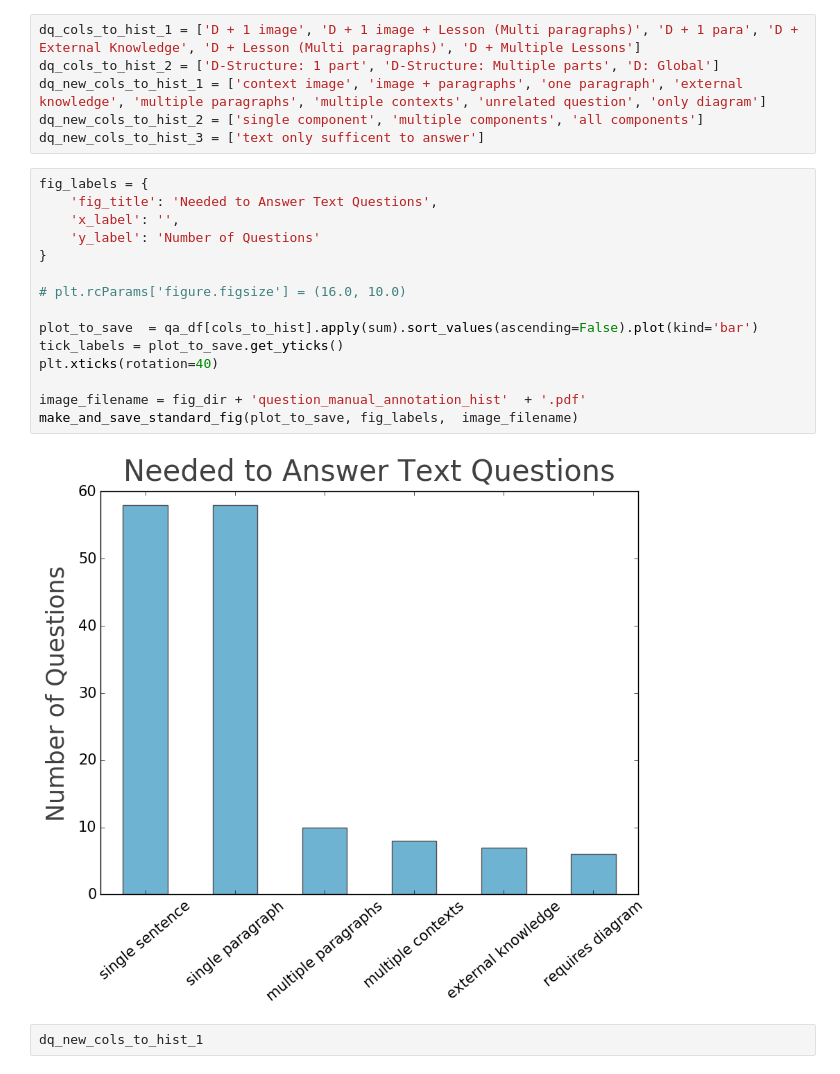
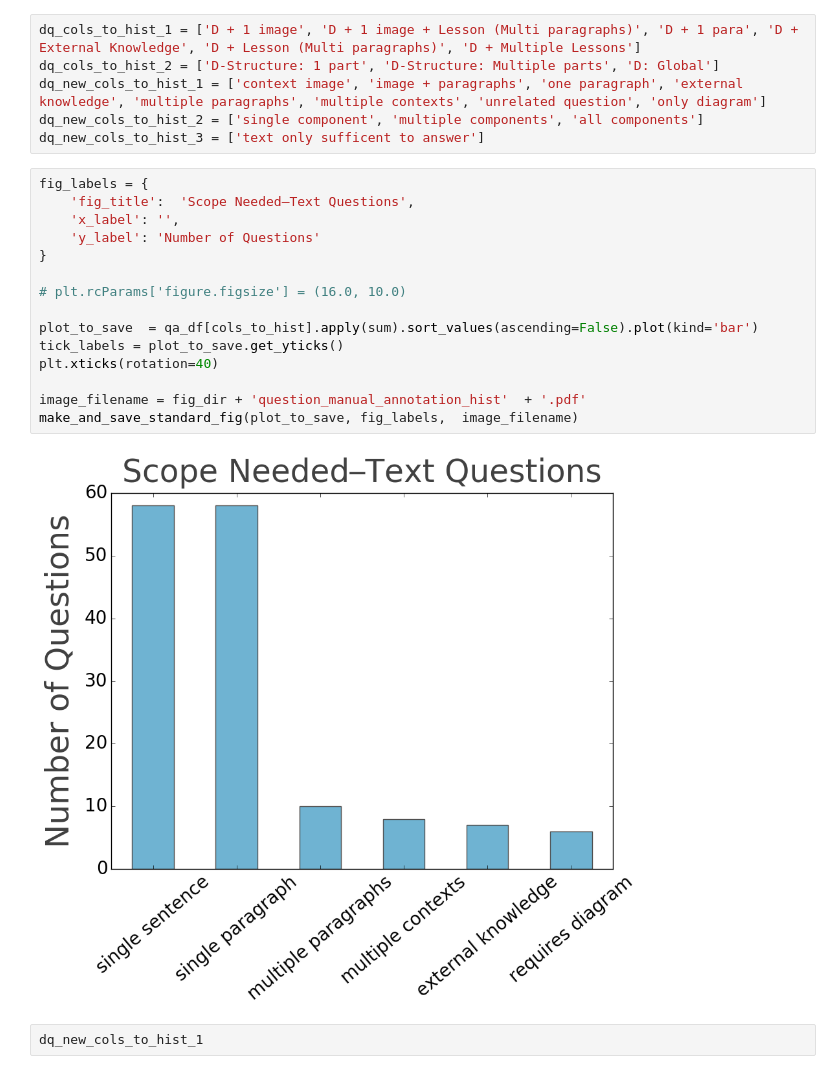
Before and after one commit to drschwenk/stb_notebooks, a Jupyter notebook: generate_figs.ipynb, the cells around one changed output. Drawn from its saved outputs; the diff is of its cells as text.

```diff
--- a/generate_figs.ipynb
+++ b/generate_figs.ipynb
@@ -880,21 +880,21 @@ dq_new_cols_to_hist_2 = ['single component', 'multiple components', 'all compone
 dq_new_cols_to_hist_3 = ['text only sufficent to answer']
 # %%
 fig_labels = {
-    'fig_title': 'Needed to Answer Text Questions',
+    'fig_title':  'Scope Needed–Text Questions',
     'x_label': '',
     'y_label': 'Number of Questions'
 }
 
 # plt.rcParams['figure.figsize'] = (16.0, 10.0)
 
 plot_to_save  = qa_df[cols_to_hist].apply(sum).sort_values(ascending=False).plot(kind='bar')
 tick_labels = plot_to_save.get_yticks()
 plt.xticks(rotation=40)
 
 image_filename = fig_dir + 'question_manual_annotation_hist'  + '.pdf'
 make_and_save_standard_fig(plot_to_save, fig_labels,  image_filename)
 # %% [output]
-[figure, old version]
+[figure, new version]
 # %%
 dq_new_cols_to_hist_1
 # %% [output]
```
Also changed, not shown: parts of 5 cells of this notebook, 1 other file.
